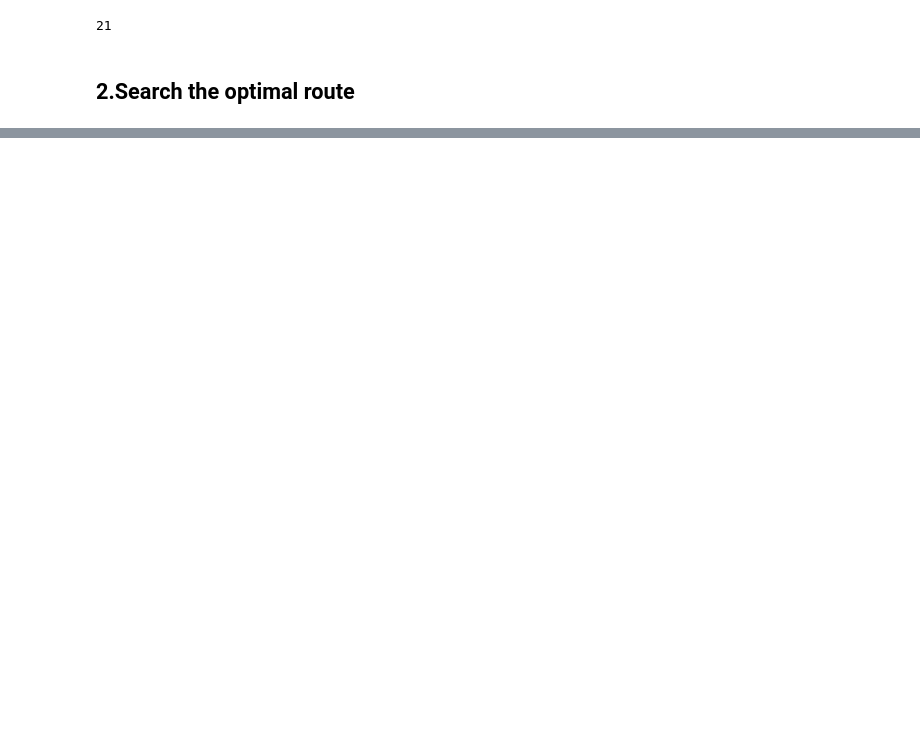
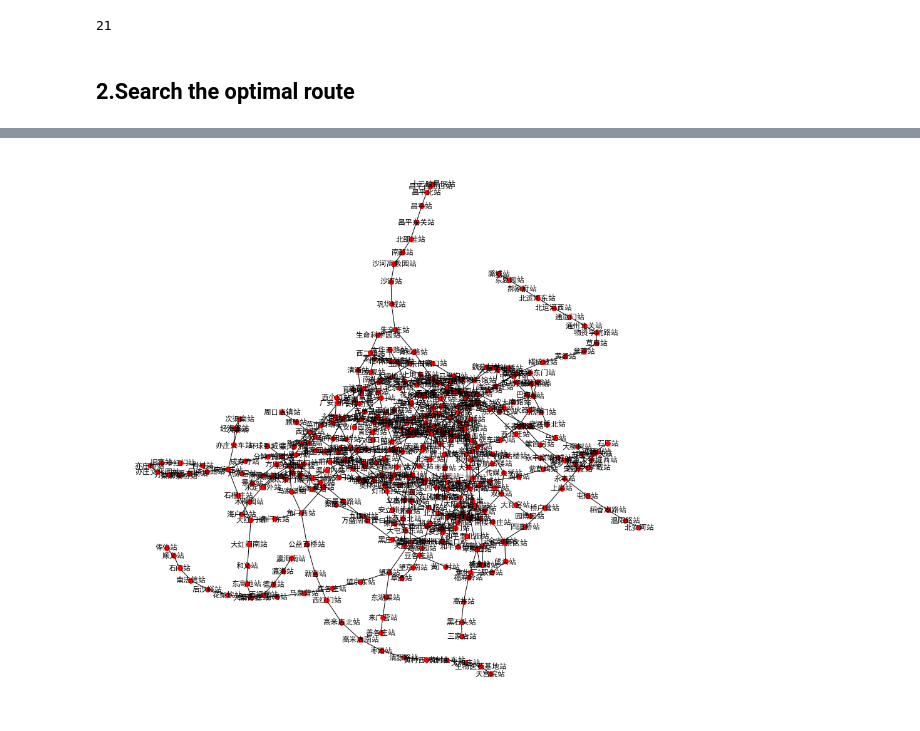
Before and after one commit to MichaelYang1995/AI-For-NLP, a Jupyter notebook: Assignment_03/Search problem - Beijing Subway.ipynb, the cells around one changed output, grey strips where cells are left out. Cells and saved outputs as stored; diff of their text form; code cells hidden in the pictures; blank space fills up the shorter version.

```diff
--- a/Assignment_03/Search problem - Beijing Subway.ipynb
+++ b/Assignment_03/Search problem - Beijing Subway.ipynb
@@ -270,0 +264,21 @@ begin_search(state_start, '国家图书馆站', is_goal, successors, comparison)
+# %%
+def get_subway_connection(lines):
+        dict_successors = collections.defaultdict(list)
+        for _, stations in lines.items():
+            for a, b in double(stations):
+                dict_successors[a].append(b)
+                dict_successors[b].append(a)
+        return dict_successors
+# %%
+stations = get_subway_connection(dict_line)
+# %%
+g = nx.Graph(stations)
+# %%
+from pylab import *
+mpl.rcParams['font.sans-serif'] = ['SimHei']
+# %%
+plt.figure(1,figsize=(12,12))
+nx.draw(g, node_size=60, font_size=12, with_labels=True)
+plt.show()
+# %% [output]
+[figure, added]
```
Also changed, not shown: parts of 10 cells of this notebook.
